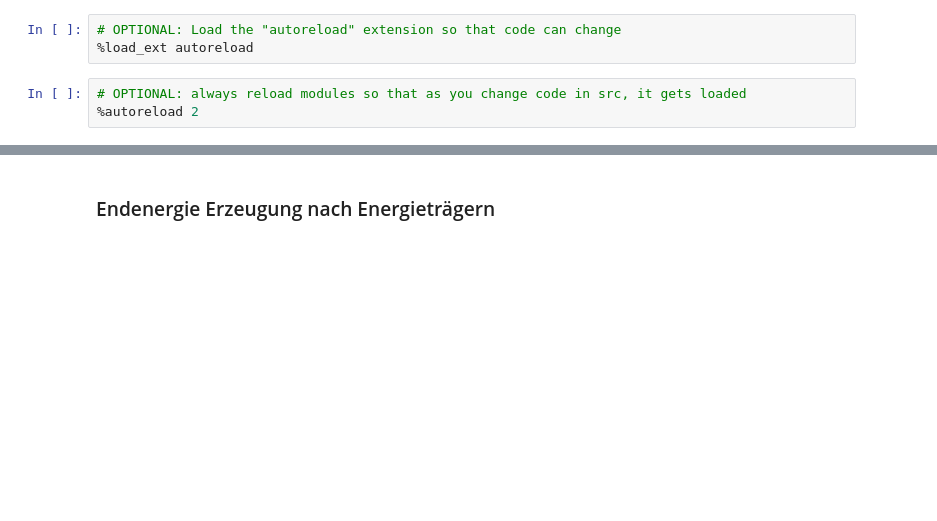
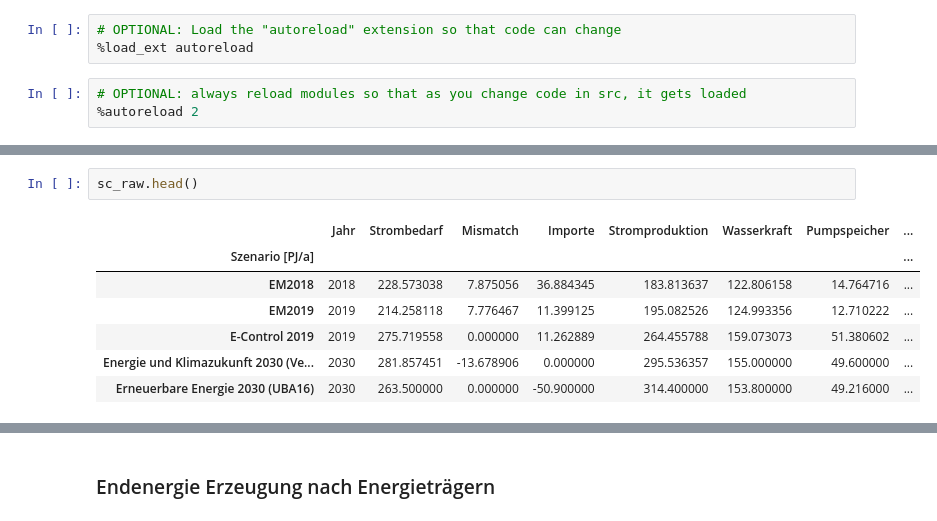
Before and after one commit to simonschaluppe/FLUCCOplus, a Jupyter notebook: notebooks/4.2.1_Szenarien_Ueberblick.ipynb, the cells around one changed output, grey strips where cells are left out. Drawn from its saved outputs; the diff is of its cells as text; blank space fills up the shorter version.

```diff
--- a/notebooks/4.2.1_Szenarien_Ueberblick.ipynb
+++ b/notebooks/4.2.1_Szenarien_Ueberblick.ipynb
@@ -28,3 +27,13 @@ sc_raw = pd.read_excel("../data/szenarien/szenarien_w2s.xlsx",
+# %%
+sc_raw.head()
+# %% [output]
+|  | Jahr | Strombedarf | Mismatch | Importe | Stromproduktion | Wasserkraft | Pumpspeicher | ... |
+| Szenario [PJ/a] |  |  |  |  |  |  |  | ... |
+| EM2018 | 2018 | 228.573038 | 7.875056 | 36.884345 | 183.813637 | 122.806158 | 14.764716 | ... |
+| EM2019 | 2019 | 214.258118 | 7.776467 | 11.399125 | 195.082526 | 124.993356 | 12.710222 | ... |
+| E-Control 2019 | 2019 | 275.719558 | 0.000000 | 11.262889 | 264.455788 | 159.073073 | 51.380602 | ... |
+| Energie und Klimazukunft 2030 (Ve... | 2030 | 281.857451 | -13.678906 | 0.000000 | 295.536357 | 155.000000 | 49.600000 | ... |
+| Erneuerbare Energie 2030 (UBA16) | 2030 | 263.500000 | 0.000000 | -50.900000 | 314.400000 | 153.800000 | 49.216000 | ... |
 # %%
 sc = (sc_raw
         .pipe(scenarios.start_pipeline)
```
Also changed, not shown: parts of 6 cells of this notebook, 12 other files.
